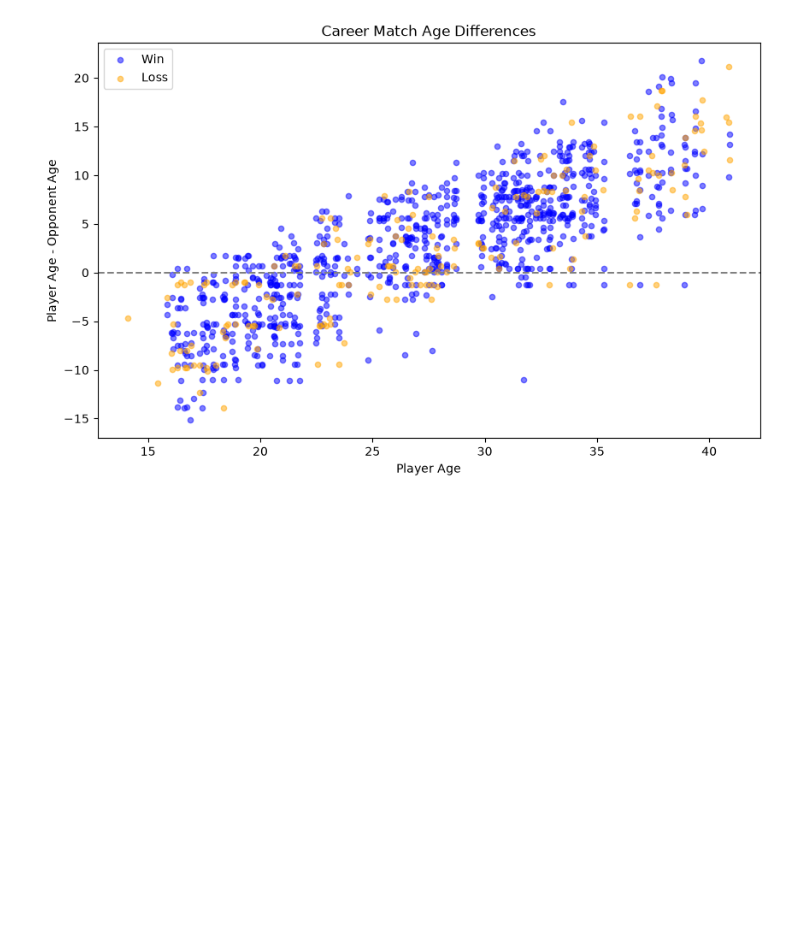
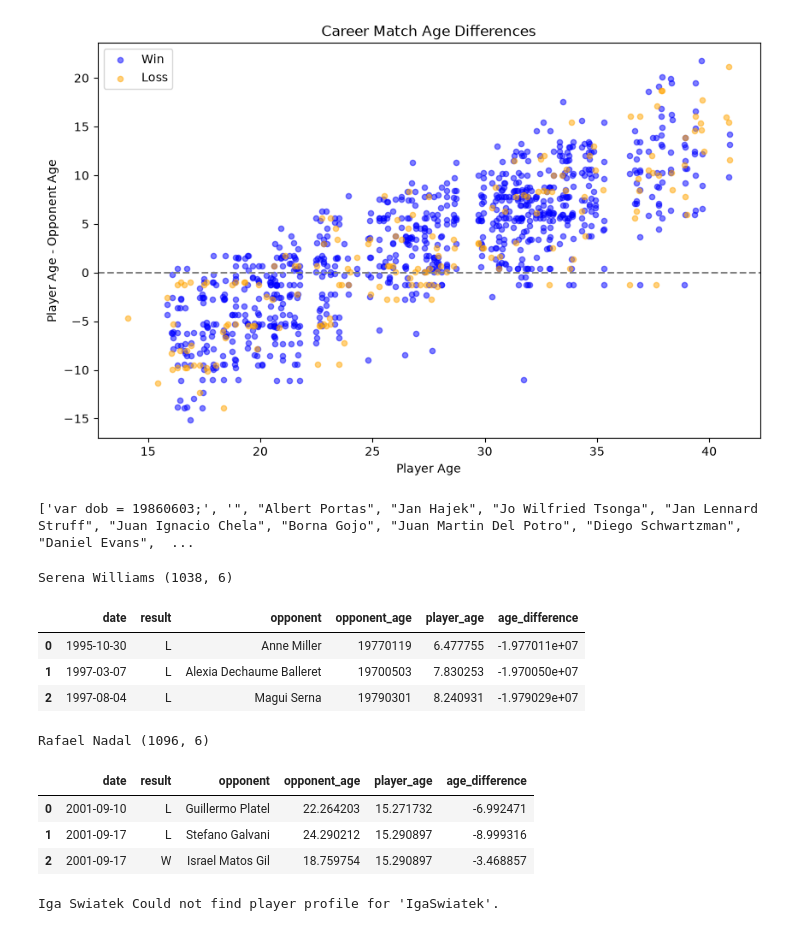
Before and after one commit to UCB-stat159-f26/hw03-2-tiffanyyu91, a Jupyter notebook: Untitled.ipynb, the cells around one changed output. Cells and saved outputs as stored; diff of their text form; code cells hidden in the pictures; blank space fills up the shorter version.

```diff
--- a/Untitled.ipynb
+++ b/Untitled.ipynb
@@ -195,3 +195,50 @@ plot_player_matches(serena)
 # %% [output]
 <Axes: title={'center': 'Career Match Age Differences'}, xlabel='Player Age', ylabel='Player Age - Opponent Age'>
 [figure]
+# %%
+import requests
+import re
+
+url = "https://www.tennisabstract.com/cgi-bin/player-classic.cgi?p=RafaelNadal"
+
+response = requests.get(url, timeout=30)
+response.raise_for_status()
+
+html = response.text
+
+matches = re.findall(
+    r".{0,100}(?:birth|born|dob).{0,150}",
+    html,
+    flags=re.IGNORECASE
+)
+
+print(matches[:10])
+# %% [output]
+['var dob = 19860603;', '", "Albert Portas", "Jan Hajek", "Jo Wilfried Tsonga", "Jan Lennard Struff", "Juan Ignacio Chela", "Borna Gojo", "Juan Martin Del Potro", "Diego Schwartzman", "Daniel Evans",  ...
+# %%
+import importlib
+import tennispack.data
+
+importlib.reload(tennispack.data)
+
+from tennispack.data import get_player_data
+
+for name in ["Serena Williams", "Rafael Nadal", "Iga Swiatek"]:
+    try:
+        data = get_player_data(name)
+        print(name, data.shape)
+        display(data.head(3))
+    except ValueError as error:
+        print(name, error)
+# %% [output]
+Serena Williams (1038, 6)
+|  | date | result | opponent | opponent_age | player_age | age_difference |
+| 0 | 1995-10-30 | L | Anne Miller | 19770119 | 6.477755 | -1.977011e+07 |
+| 1 | 1997-03-07 | L | Alexia Dechaume Balleret | 19700503 | 7.830253 | -1.970050e+07 |
+| 2 | 1997-08-04 | L | Magui Serna | 19790301 | 8.240931 | -1.979029e+07 |
+Rafael Nadal (1096, 6)
+|  | date | result | opponent | opponent_age | player_age | age_difference |
+| 0 | 2001-09-10 | L | Guillermo Platel | 22.264203 | 15.271732 | -6.992471 |
+| 1 | 2001-09-17 | L | Stefano Galvani | 24.290212 | 15.290897 | -8.999316 |
+| 2 | 2001-09-17 | W | Israel Matos Gil | 18.759754 | 15.290897 | -3.468857 |
+Iga Swiatek Could not find player profile for 'IgaSwiatek'.
```
Also changed, not shown: parts of 3 cells of this notebook, 2 other files.
